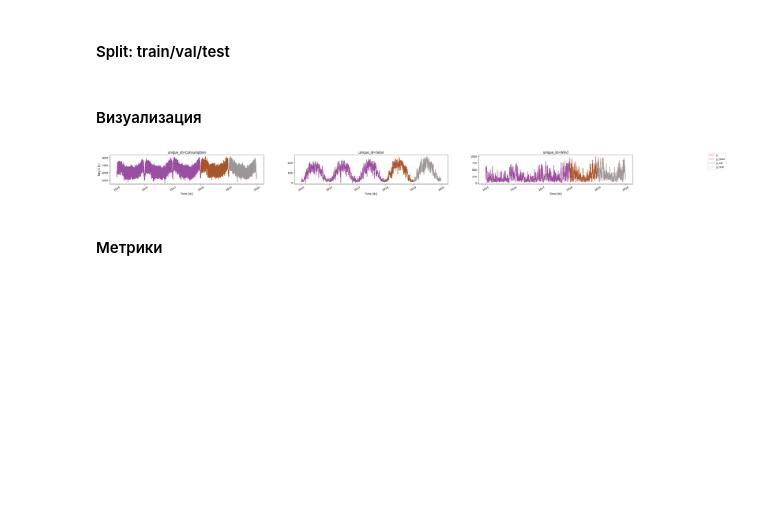
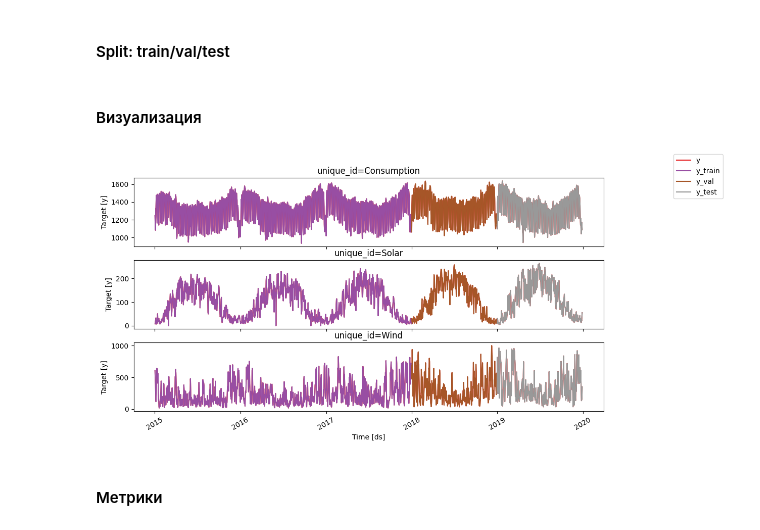
Before and after one commit to MVRonkin/TimeSeriesCourse, a Jupyter notebook: Last/WS/07-DL_TSA.ipynb, the cells around one changed output. Saved outputs shown, nothing was run; the diff lists cells and outputs as text; code cells hidden in the pictures; blank space fills up the shorter version.

```diff
--- a/Last/WS/07-DL_TSA.ipynb
+++ b/Last/WS/07-DL_TSA.ipynb
@@ -253,9 +253,9 @@ df_ = df_train.rename(columns={'y': 'y_train'}).merge(
     panel_df[base_cols], on=['unique_id', 'ds'], how='left'
     )
 # %%
-plot_series_v2(forecasts_df= df_,  palette='Set1', n_cols = 3)
+plot_series_v2(forecasts_df= df_,  palette='Set1', n_cols = 1)
 # %% [output]
-[figure, old version]
+[figure, new version]
 # %% [markdown]
 #### Метрики
 # %%
```
Also changed, not shown: parts of 2 cells of this notebook.
